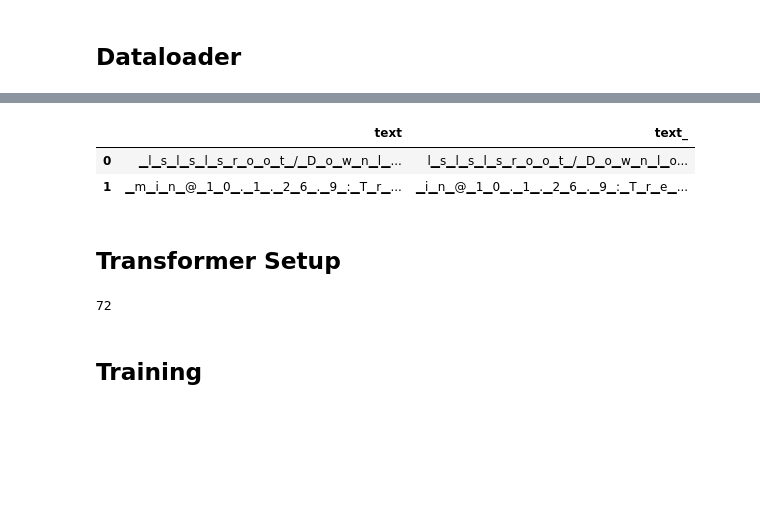
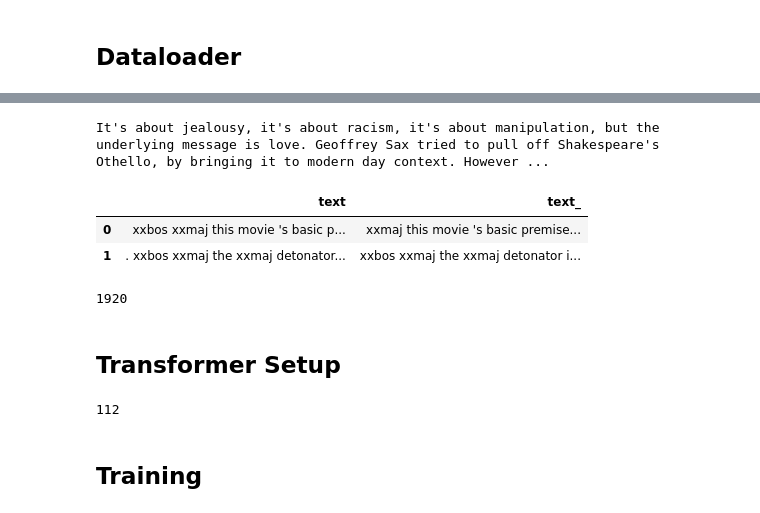
Before and after one commit to chTeut/gnn_project, a Jupyter notebook: FastAI/shell_cmd_transformer.ipynb, the cells around one changed output, grey strips where cells are left out. Cells and saved outputs as stored; diff of their text form; code cells hidden in the pictures; blank space fills up the shorter version.

```diff
--- a/FastAI/shell_cmd_transformer.ipynb
+++ b/FastAI/shell_cmd_transformer.ipynb
@@ -554,6 +542,22 @@ class MyNumerizer(Transform):
 
     def decodes(self, encoded):
         return self.num.decode(encoded)
+# %%
+path = untar_data(URLs.IMDB)
+
+# Get the paths of all text files in the dataset
+files = get_text_files(path)
+
+# Initialize an empty list to store strings
+txts = []
+
+# Read the content of each file and append it to the list
+for file in files:
+    with open(file, 'r', encoding='utf-8') as f:
+        text = f.read()
+        txts.append(text)
+# %%
+txts = L(txts)
 # %% [markdown]
 ## Tokenizer Setup
 # %%
@@ -574,8 +576,10 @@ num.setup(toks)
 ## Dataloader
 # %%
 modus = 'Manpage' #IMBD
-limit = 1000
+limit = 200
 tfms = [[tokn, num]]
+
+print(txts[0])
 
 if modus == 'Manpage':
     # Manpage
@@ -594,6 +597,11 @@ dls.show_batch(max_n=2)
+It's about jealousy, it's about racism, it's about manipulation, but the underlying message is love. Geoffrey Sax tried to pull off Shakespeare's Othello, by bringing it to modern day context. However ...
 |  | text | text_ |
-| 0 | ▁l▁s▁l▁s▁l▁s▁r▁o▁o▁t▁/▁D▁o▁w▁n▁l▁... | l▁s▁l▁s▁l▁s▁r▁o▁o▁t▁/▁D▁o▁w▁n▁l▁o... |
-| 1 | ▁m▁i▁n▁@▁1▁0▁.▁1▁.▁2▁6▁.▁9▁:▁T▁r▁... | ▁i▁n▁@▁1▁0▁.▁1▁.▁2▁6▁.▁9▁:▁T▁r▁e▁... |
+| 0 | xxbos xxmaj this movie 's basic p... | xxmaj this movie 's basic premise... |
+| 1 | . xxbos xxmaj the xxmaj detonator... | xxbos xxmaj the xxmaj detonator i... |
+# %%
+len(dls.vocab)
+# %% [output]
+1920
 # %% [markdown]
 ## Transformer Setup
 # %%
@@ -610,7 +618,7 @@ transformer = ShellTransformer(config)
 # %%
 config.vocab_size
 # %% [output]
-72
+112
 # %% [markdown]
 ## Training
 # %%
```
Also changed, not shown: parts of 9 cells of this notebook.
